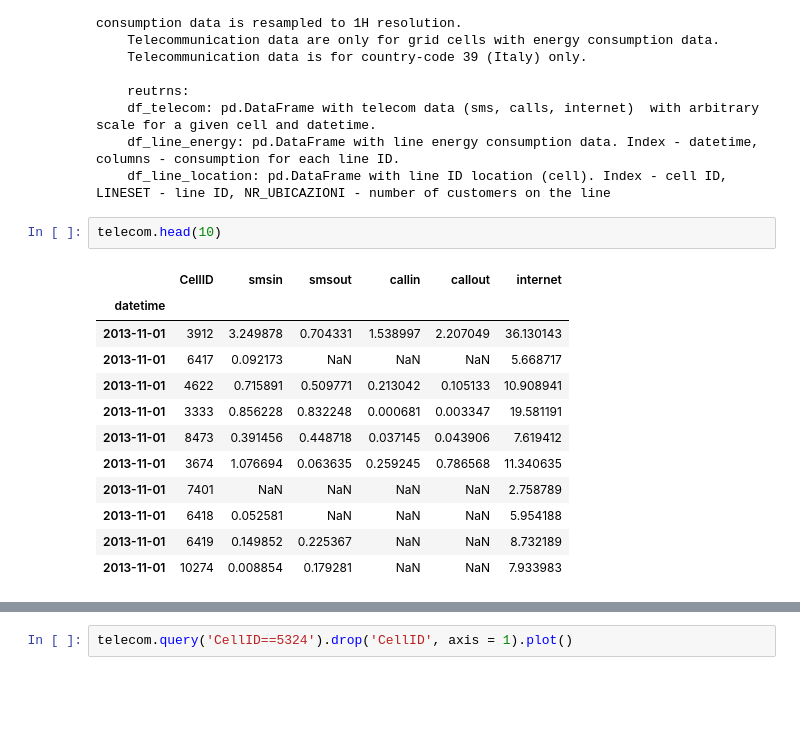
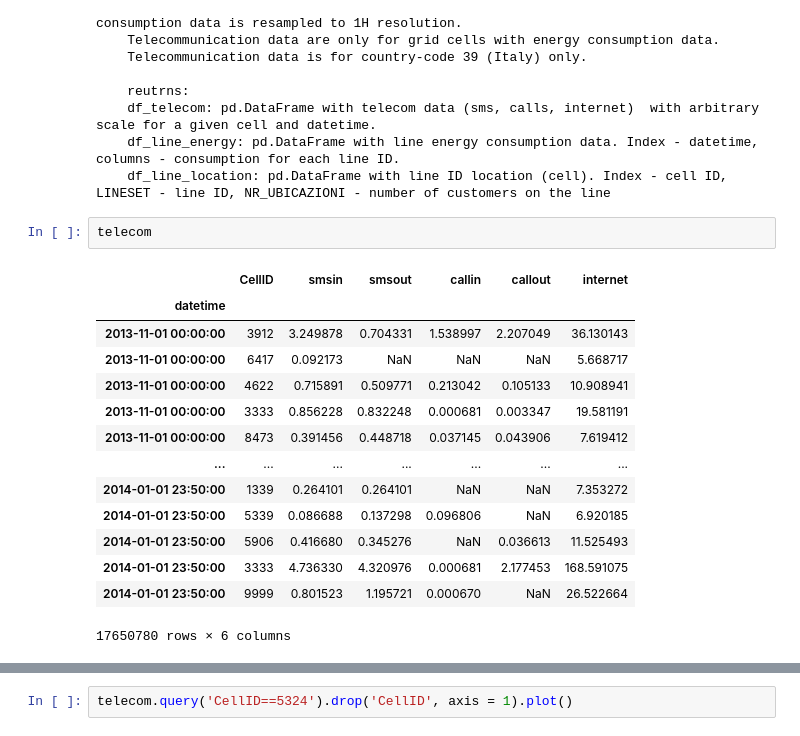
Before and after one commit to SergeiDBykov/swarm_energAIser, a Jupyter notebook: 1_exploratory_analysis/3_trentino/1_trentino_eda.ipynb, the cells around one changed output, grey strips where cells are left out. Saved outputs shown, nothing was run; the diff lists cells and outputs as text; blank space fills up the shorter version.

```diff
--- a/1_exploratory_analysis/3_trentino/1_trentino_eda.ipynb
+++ b/1_exploratory_analysis/3_trentino/1_trentino_eda.ipynb
@@ -34,17 +35,19 @@ telecom,energy,lines = read_trentino()
     df_line_energy: pd.DataFrame with line energy consumption data. Index - datetime, columns - consumption for each line ID.
     df_line_location: pd.DataFrame with line ID location (cell). Index - cell ID, LINESET - line ID, NR_UBICAZIONI - number of customers on the line
 # %%
-telecom.head(10)
+telecom
 # %% [output]
 |  | CellID | smsin | smsout | callin | callout | internet |
 | datetime |  |  |  |  |  |  |
-| 2013-11-01 | 3912 | 3.249878 | 0.704331 | 1.538997 | 2.207049 | 36.130143 |
-| 2013-11-01 | 6417 | 0.092173 | NaN | NaN | NaN | 5.668717 |
-| 2013-11-01 | 4622 | 0.715891 | 0.509771 | 0.213042 | 0.105133 | 10.908941 |
-| 2013-11-01 | 3333 | 0.856228 | 0.832248 | 0.000681 | 0.003347 | 19.581191 |
-| 2013-11-01 | 8473 | 0.391456 | 0.448718 | 0.037145 | 0.043906 | 7.619412 |
-| 2013-11-01 | 3674 | 1.076694 | 0.063635 | 0.259245 | 0.786568 | 11.340635 |
-| 2013-11-01 | 7401 | NaN | NaN | NaN | NaN | 2.758789 |
-| 2013-11-01 | 6418 | 0.052581 | NaN | NaN | NaN | 5.954188 |
-| 2013-11-01 | 6419 | 0.149852 | 0.225367 | NaN | NaN | 8.732189 |
-| 2013-11-01 | 10274 | 0.008854 | 0.179281 | NaN | NaN | 7.933983 |
+| 2013-11-01 00:00:00 | 3912 | 3.249878 | 0.704331 | 1.538997 | 2.207049 | 36.130143 |
+| 2013-11-01 00:00:00 | 6417 | 0.092173 | NaN | NaN | NaN | 5.668717 |
+| 2013-11-01 00:00:00 | 4622 | 0.715891 | 0.509771 | 0.213042 | 0.105133 | 10.908941 |
+| 2013-11-01 00:00:00 | 3333 | 0.856228 | 0.832248 | 0.000681 | 0.003347 | 19.581191 |
+| 2013-11-01 00:00:00 | 8473 | 0.391456 | 0.448718 | 0.037145 | 0.043906 | 7.619412 |
+| ... | ... | ... | ... | ... | ... | ... |
+| 2014-01-01 23:50:00 | 1339 | 0.264101 | 0.264101 | NaN | NaN | 7.353272 |
+| 2014-01-01 23:50:00 | 5339 | 0.086688 | 0.137298 | 0.096806 | NaN | 6.920185 |
+| 2014-01-01 23:50:00 | 5906 | 0.416680 | 0.345276 | NaN | 0.036613 | 11.525493 |
+| 2014-01-01 23:50:00 | 3333 | 4.736330 | 4.320976 | 0.000681 | 2.177453 | 168.591075 |
+| 2014-01-01 23:50:00 | 9999 | 0.801523 | 1.195721 | 0.000670 | NaN | 26.522664 |
+17650780 rows × 6 columns
```
Also changed, not shown: parts of 3 cells of this notebook, 1 other file.
